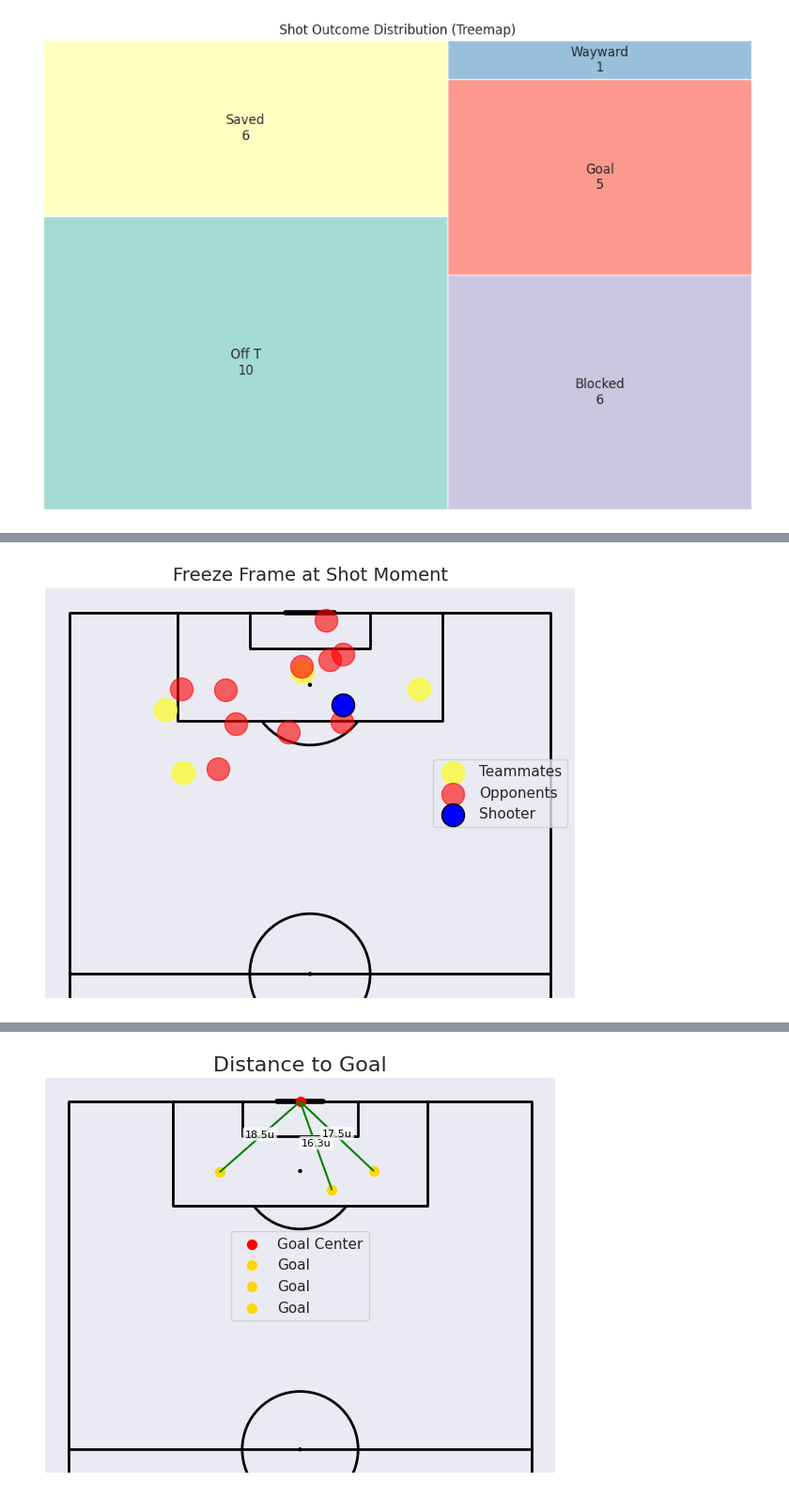
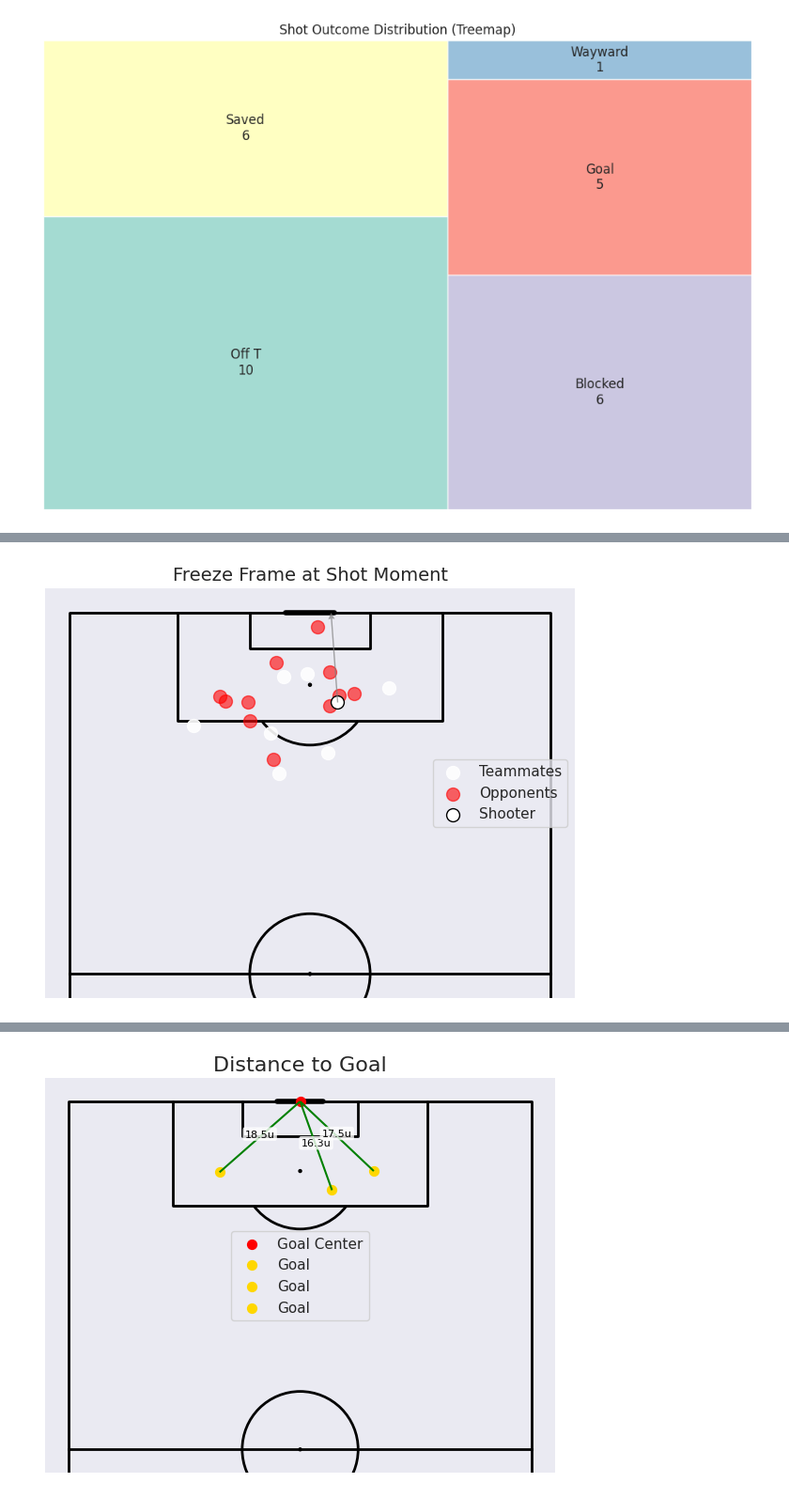
Before and after one commit to IvaroEkel/Probabilistic-Machine-Learning_lecture-PROJECTS, a Jupyter notebook: projects/08-1SHXXXX_football_analytics/notebooks/data_loading_and_exploration.ipynb, the cells around one changed output, grey strips where cells are left out. Shown at 94% size. Cells and saved outputs as stored; diff of their text form; code cells hidden in the pictures.

```diff
--- a/projects/08-1SHXXXX_football_analytics/notebooks/data_loading_and_exploration.ipynb
+++ b/projects/08-1SHXXXX_football_analytics/notebooks/data_loading_and_exploration.ipynb
@@ -269,5 +281,5 @@ plt.show()
 # %%
-df_first_goal_freeze = df_freeze[df_freeze["id"] == 'a425a1dc-0ce2-415e-bf03-55c6b95e794a']
+df_first_goal_freeze = df_freeze[df_freeze["id"] == 'd8ed50f7-263e-48bb-9ba4-60808125f244']
 df_first_goal_freeze.info()
 df_first_goal_freeze.head(13)
 # %% [output]
@@ -305,30 +317,24 @@ memory usage: 1.1+ KB
 # %%
-from mplsoccer import VerticalPitch
-import matplotlib.pyplot as plt
-
 pitch = VerticalPitch(pitch_type='statsbomb', half=True, line_color='black')
 fig, ax = pitch.draw(figsize=(6, 10))
 
-event_id = 'a425a1dc-0ce2-415e-bf03-55c6b95e794a'
-freeze = df_first_goal_freeze
+event_id = 'd8ed50f7-263e-48bb-9ba4-60808125f244'
 
-# Separate teammates and opponents
-teammates = freeze[freeze['teammate'] == True]
-opponents = freeze[freeze['teammate'] == False]
+teammates = df_first_goal_freeze[df_first_goal_freeze['teammate'] == True]
+opponents = df_first_goal_freeze[df_first_goal_freeze['teammate'] == False]
 
-# Plot teammates in blue
-pitch.scatter(teammates['x'], teammates['y'], s=300, c='yellow', alpha=0.6, label='Teammates', ax=ax)
 
-# Plot opponents in red
-pitch.scatter(opponents['x'], opponents['y'], s=300, c='red', alpha=0.6, label='Opponents', ax=ax)
+pitch.scatter(teammates['x'], teammates['y'], s=100, c='white', alpha=0.9, label='Teammates', ax=ax)
 
-# Highlight the shooter (assumes shooter is in teammates and has matching event ID)
+pitch.scatter(opponents['x'], opponents['y'], s=100, c='red', alpha=0.6, label='Opponents', ax=ax)
+
 shooter = shots_df[shots_df['id'] == event_id].iloc[0]
-pitch.scatter(shooter['x'], shooter['y'], s=300, c='blue', edgecolors='black', label='Shooter', ax=ax)
+pitch.scatter(shooter['x'], shooter['y'], s=100, c='white', edgecolors='black', label='Shooter', ax=ax)
 
-# Title and legend
+pitch.arrows(shooter['x'], shooter['y'], shooter['end_x'], shooter['end_y'], width=1, headwidth=5, headlength=5, color='gray', alpha=0.7, ax=ax)
+
 ax.set_title("Freeze Frame at Shot Moment", fontsize=14)
 ax.legend(loc='right')
 plt.show()
 # %% [output]
-[figure, old version]
+[figure, new version]
```
Also changed, not shown: parts of 20 cells of this notebook.
